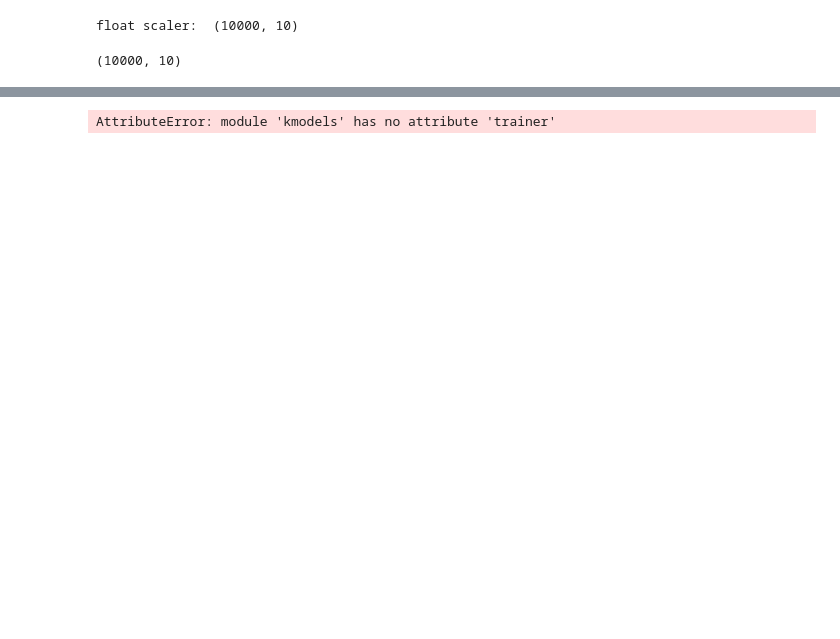
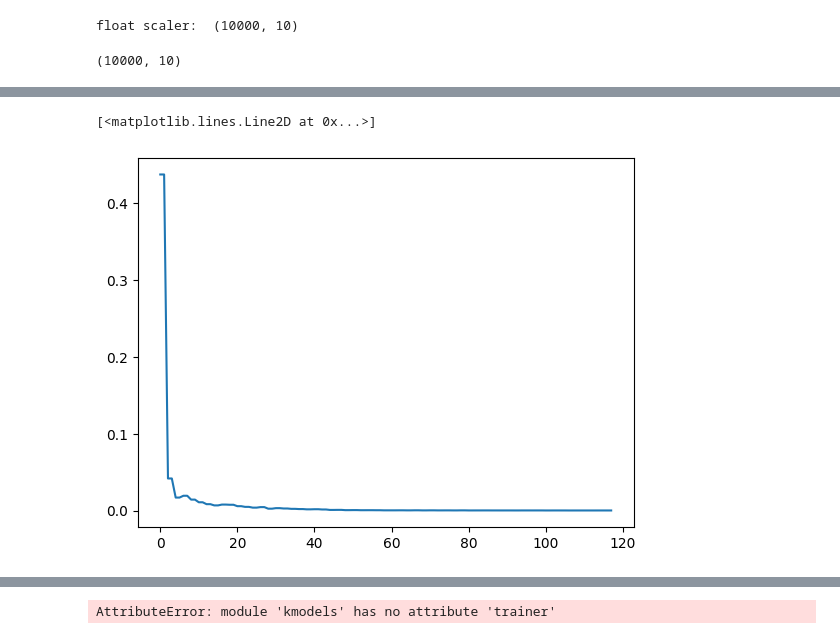
Before and after one commit to ericfonseca95/kmk, a Jupyter notebook: notebooks/model_test.ipynb, the cells around one changed output, grey strips where cells are left out. Drawn from its saved outputs; the diff is of its cells as text; code cells hidden in the pictures; blank space fills up the shorter version.

```diff
--- a/notebooks/model_test.ipynb
+++ b/notebooks/model_test.ipynb
@@ -145,0 +168,5 @@ Loss components:  {}
+# %%
+plt.plot(reg.losses.detach().cpu())
+# %% [output]
+[<matplotlib.lines.Line2D at 0x...>]
+[figure, added]
```
Also changed, not shown: parts of 14 cells of this notebook, 4 other files.
